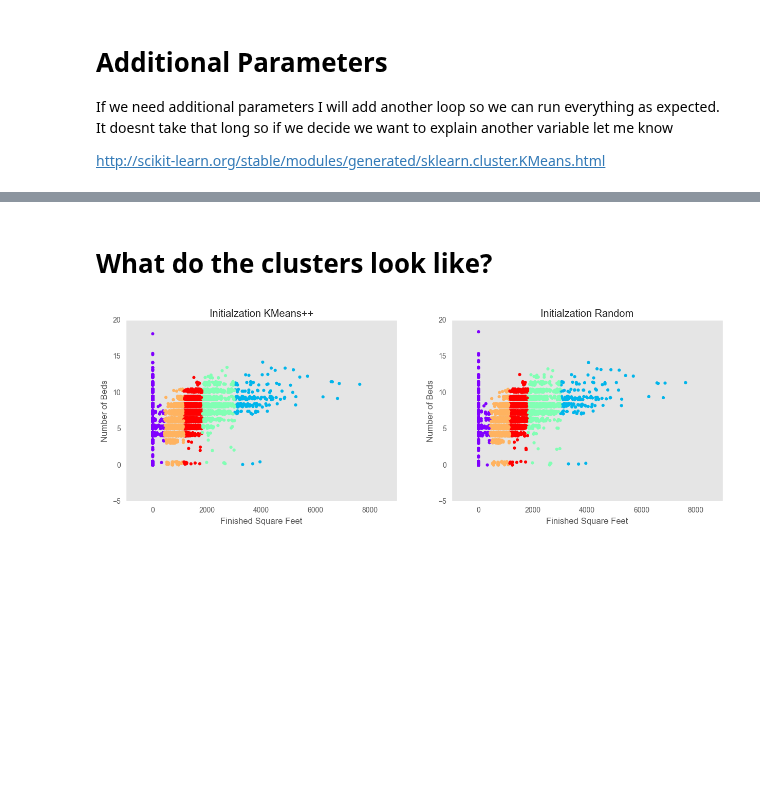
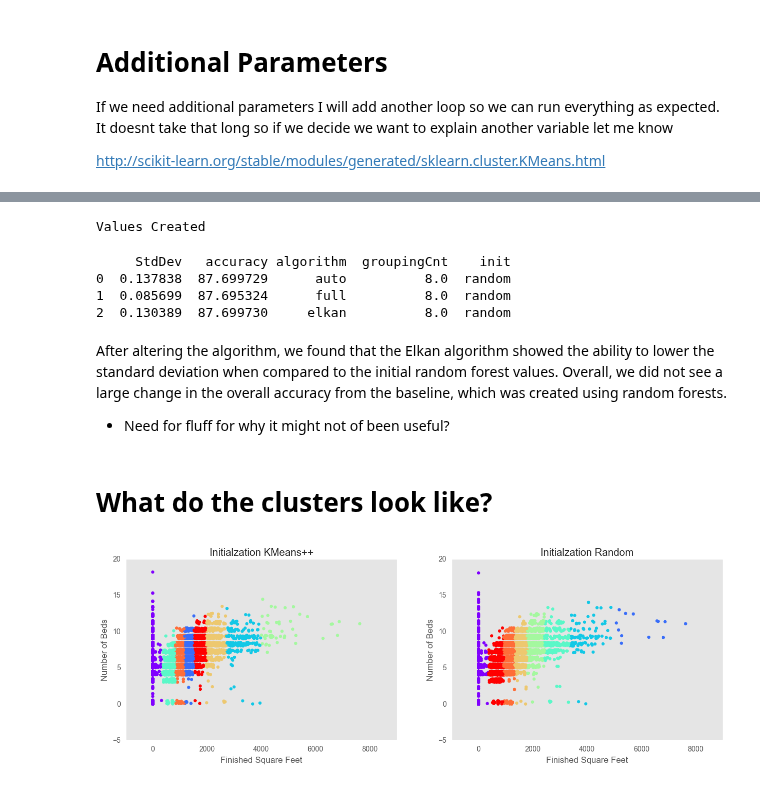
Before and after one commit to ChrisIrwin5620/Data-Mining-Group-Project, a Jupyter notebook: PythonCode/Project 3/Lab 3 Outline.ipynb, the cells around one changed output, grey strips where cells are left out. Saved outputs shown, nothing was run; the diff lists cells and outputs as text; code cells hidden in the pictures; blank space fills up the shorter version.

```diff
--- a/PythonCode/Project 3/Lab 3 Outline.ipynb
+++ b/PythonCode/Project 3/Lab 3 Outline.ipynb
@@ -432,7 +471,7 @@ dfKmeansValues = pd.DataFrame(columns=('init', 'groupingCnt', 'accuracy', 'StdDe
 
 for init in ('random', 'k-means++'):
     for groupingCnt in range(3,11):
-        cls = KMeans(n_clusters=groupingCnt, init='k-means++',random_state=1)
+        cls = KMeans(n_clusters=groupingCnt, init=init,random_state=1)
         cls.fit(X1)
         newfeature = cls.labels_ # the labels from kmeans clustering
 
@@ -443,7 +482,7 @@ for init in ('random', 'k-means++'):
                                                             ,'accuracy':acc.mean()*100
                                                             ,'StdDev':acc.std()*100}, index=[0]), ignore_index=True)
 
-        #print ("Average accuracy (with ", init," and ", groupingCnt , "number of clusters for finished Sqft/Bedrooms)= ", acc.mean()*100, "+-", acc.std()*100)
+        print ("Average accuracy (with ", init," and ", groupingCnt , "number of clusters for finished Sqft/Bedrooms)= ", acc.mean()*100, "+-", acc.std()*100)
 
 print('Values Created')
 # %% [output]
@@ -520,34 +586,67 @@ It looks like based on graphs above that KMeans ++ gives us a more consistant ac
+# %%
+dfKmeansValuesWithAlgo = pd.DataFrame(columns=('init', 'algorithm', 'groupingCnt', 'accuracy', 'StdDev'))
+
+init = 'random'
+groupingCnt = 8
+
+for algo in ('auto', 'full', 'elkan'):
+    cls = KMeans(n_clusters=groupingCnt, init=init,random_state=1, algorithm = algo)
+    cls.fit(X1)
+    newfeature = cls.labels_ # the labels from kmeans clustering
+
+    acc = cross_val_score(rFCLF,X,y=y,cv=cv_object)
+
+    dfKmeansValuesWithAlgo = dfKmeansValuesWithAlgo.append(pd.DataFrame({'init': init
+                                                                        ,'algorithm':algo
+                                                                        ,'groupingCnt':groupingCnt
+                                                                        ,'accuracy':acc.mean()*100
+                                                                        ,'StdDev':acc.std()*100}, index=[0]), ignore_index=True)
+
+            #print ("Average accuracy (with ", init," and ", groupingCnt , "number of clusters for finished Sqft/Bedrooms)= ", acc.mean()*100, "+-", acc.std()*100)
+
+print('Values Created')
+# %% [output]
+Values Created
+# %%
+print(dfKmeansValuesWithAlgo)
+# %% [output]
+     StdDev   accuracy algorithm  groupingCnt    init
+0  0.137838  87.699729      auto          8.0  random
+1  0.085699  87.695324      full          8.0  random
+2  0.130389  87.699730     elkan          8.0  random
+# %% [markdown]
+After altering the algorithm, we found that the Elkan algorithm showed the ability to lower the standard deviation when compared to the initial random forest values. Overall, we did not see a large change in the overall accuracy from the baseline, which was created using random forests.
+
+- Need for fluff for why it might not of been useful?
 # %% [markdown]
 # What do the clusters look like?
 # %%
-n_fare=5
-
-cls_fare = KMeans(n_clusters=n_fare, init='k-means++',random_state=1)
-cls_fare.fit(X1)
-newfeature_fare = cls_fare.labels_ # the labels from kmeans clustering
+cls_ClustersKMeans = KMeans(n_clusters=groupingCnt, init='k-means++',random_state=1, algorithm =  'elkan')
+cls_ClustersKMeans.fit(X1)
+newfeature_RoomsKMeans = cls_ClustersKMeans.labels_ # the labels from kmeans clustering
 
 
-cls_fare = KMeans(n_clusters=n_fare, init='random',random_state=1)
-cls_fare.fit(X1)
-newfeature_fare = cls_fare.labels_ # the labels from kmeans clustering
+cls_ClustersRandom = KMeans(n_clusters=groupingCnt, init='random',random_state=1, algorithm =  'elkan')
+cls_ClustersRandom.fit(X1)
+newfeature_RoomsRandom = cls_ClustersRandom.labels_ # the labels from kmeans clustering
 
 #Create Graph
 f, ax = plt.subplots(figsize=(15, 10))
 
 plt.subplot(2,2,1)
-plt.scatter(X1[:, 1], X1[:, 0]+np.random.random(X1[:, 0].shape)/2, c=newfeature_fare, cmap=plt.cm.rainbow, s=20, linewidths=0)
+plt.scatter(X1[:, 1], X1[:, 0]+np.random.random(X1[:, 0].shape)/2, c=newfeature_RoomsKMeans, cmap=plt.cm.rainbow, s=20, linewidths=0)
 plt.title('Initialzation KMeans++')
 plt.xlabel('Finished Square Feet'), plt.ylabel('Number of Beds')
 plt.grid()
 plt.plot()
 
 plt.subplot(2,2,2)
-plt.scatter(X1[:, 1], X1[:, 0]+np.random.random(X1[:, 0].shape)/2, c=newfeature_fare, cmap=plt.cm.rainbow, s=20, linewidths=0)
+plt.scatter(X1[:, 1], X1[:, 0]+np.random.random(X1[:, 0].shape)/2, c=newfeature_RoomsRandom, cmap=plt.cm.rainbow, s=20, linewidths=0)
 plt.title('Initialzation Random')
 plt.xlabel('Finished Square Feet'), plt.ylabel('Number of Beds')
 plt.plot()
 
 plt.grid()
 plt.show()
 # %% [output]
-[figure, old version]
+[figure, new version]
```
Also changed, not shown: parts of 13 cells of this notebook.
